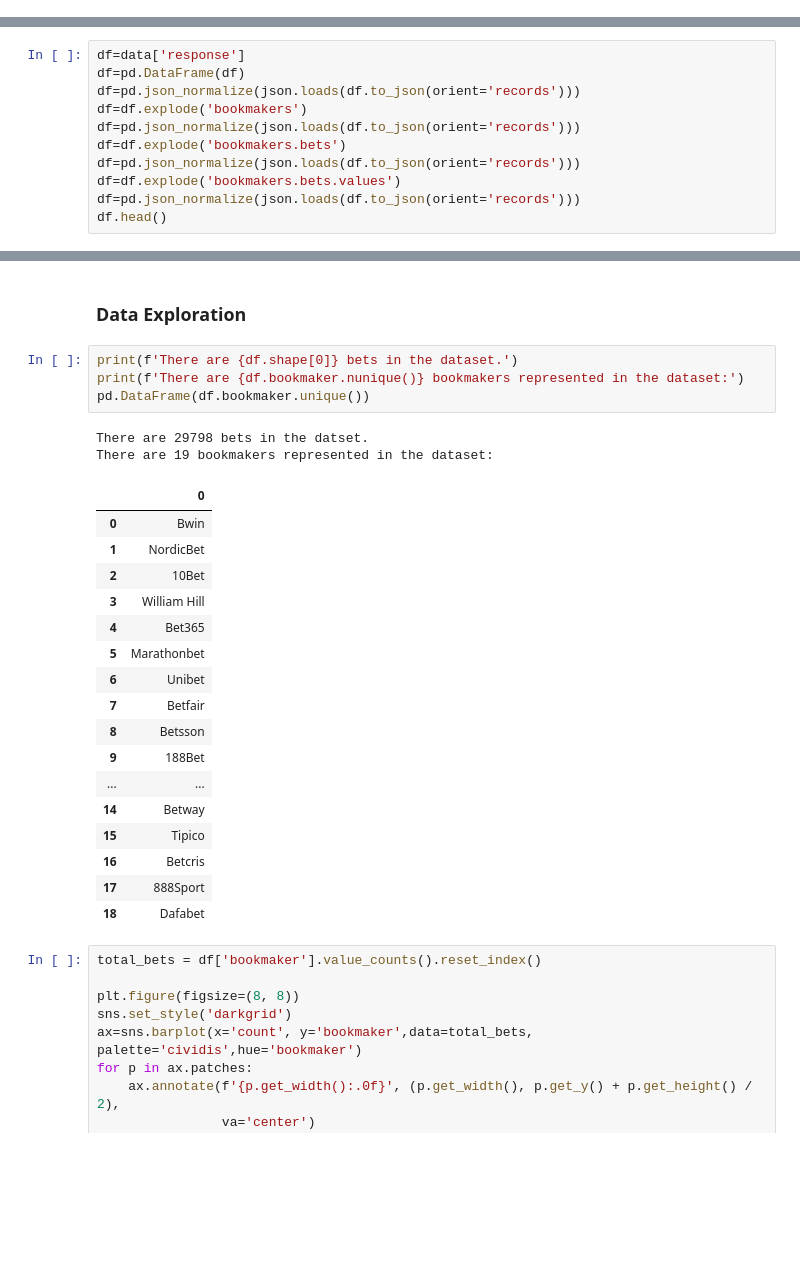
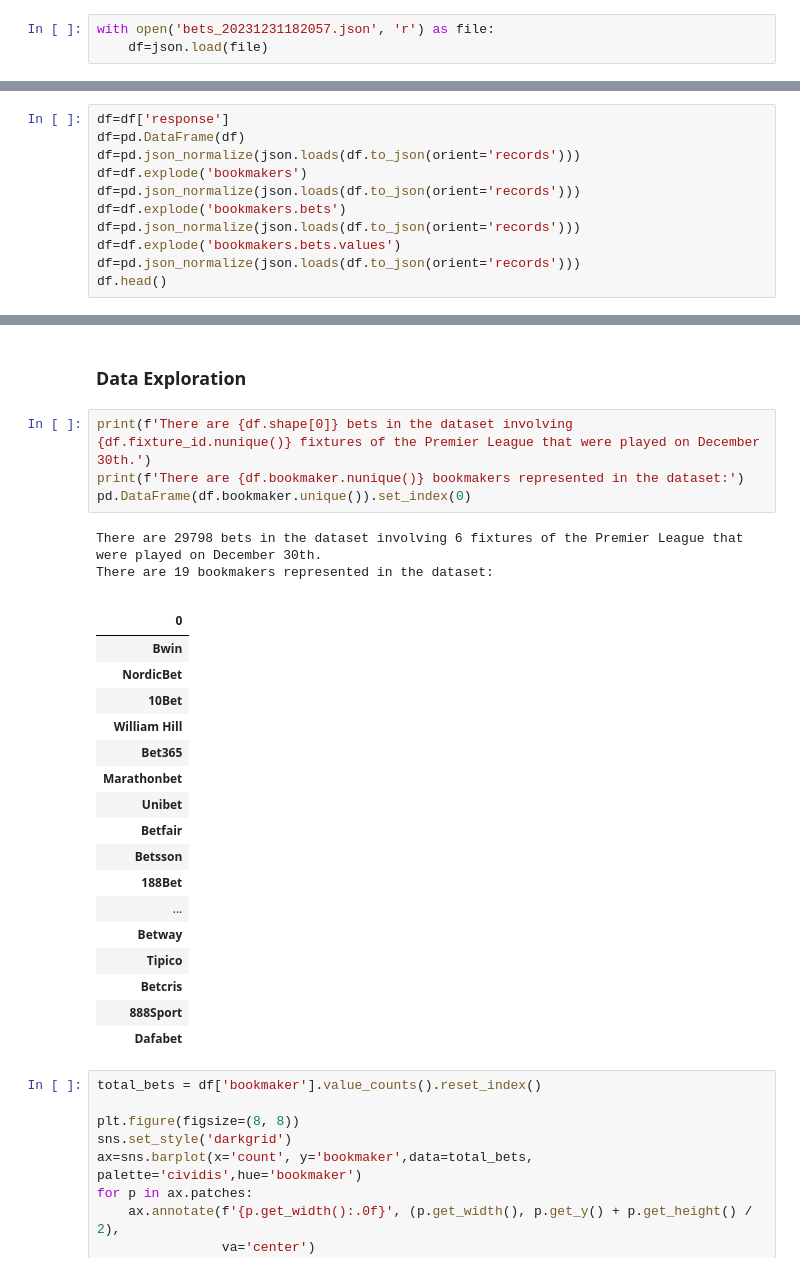
Before and after one commit to tamasmocsanyi/project1, a Jupyter notebook: bets _project.ipynb, the cells around one changed output, grey strips where cells are left out. Cells and saved outputs as stored; diff of their text form; blank space fills up the shorter version.

```diff
--- a/bets copy.ipynb
+++ b/bets _project.ipynb
@@ -42,3 +42,6 @@ elif response.status_code == 401:
 else:
     print(f"Request failed with status code: {response.status_code}")
     print("Response Text:", response.text)  # Print the response text for further inspection
+# %%
+with open('bets_20231231182057.json', 'r') as file:
+    df=json.load(file)
@@ -47,5 +55,5 @@ else:
 # %%
-df=data['response']
+df=df['response']
 df=pd.DataFrame(df)
 df=pd.json_normalize(json.loads(df.to_json(orient='records')))
 df=df.explode('bookmakers')
@@ -82,29 +90,30 @@ df.rename(columns={'fixture.id':'fixture_id',
 # %% [markdown]
 ### Data Exploration
 # %%
-print(f'There are {df.shape[0]} bets in the dataset.')
+print(f'There are {df.shape[0]} bets in the dataset involving {df.fixture_id.nunique()} fixtures of the Premier League that were played on December 30th.')
 print(f'There are {df.bookmaker.nunique()} bookmakers represented in the dataset:')
-pd.DataFrame(df.bookmaker.unique())
+pd.DataFrame(df.bookmaker.unique()).set_index(0)
 # %% [output]
-There are 29798 bets in the datset.
+There are 29798 bets in the dataset involving 6 fixtures of the Premier League that were played on December 30th.
 There are 19 bookmakers represented in the dataset:
-|  | 0 |
-| 0 | Bwin |
-| 1 | NordicBet |
-| 2 | 10Bet |
-| 3 | William Hill |
-| 4 | Bet365 |
-| 5 | Marathonbet |
-| 6 | Unibet |
-| 7 | Betfair |
-| 8 | Betsson |
-| 9 | 188Bet |
-| ... | ... |
-| 14 | Betway |
-| 15 | Tipico |
-| 16 | Betcris |
-| 17 | 888Sport |
-| 18 | Dafabet |
+|  |
+| 0 |
+| Bwin |
+| NordicBet |
+| 10Bet |
+| William Hill |
+| Bet365 |
+| Marathonbet |
+| Unibet |
+| Betfair |
+| Betsson |
+| 188Bet |
+| ... |
+| Betway |
+| Tipico |
+| Betcris |
+| 888Sport |
+| Dafabet |
 # %%
 total_bets = df['bookmaker'].value_counts().reset_index()
 
```
Also changed, not shown: parts of 6 cells of this notebook, 1 other file.
